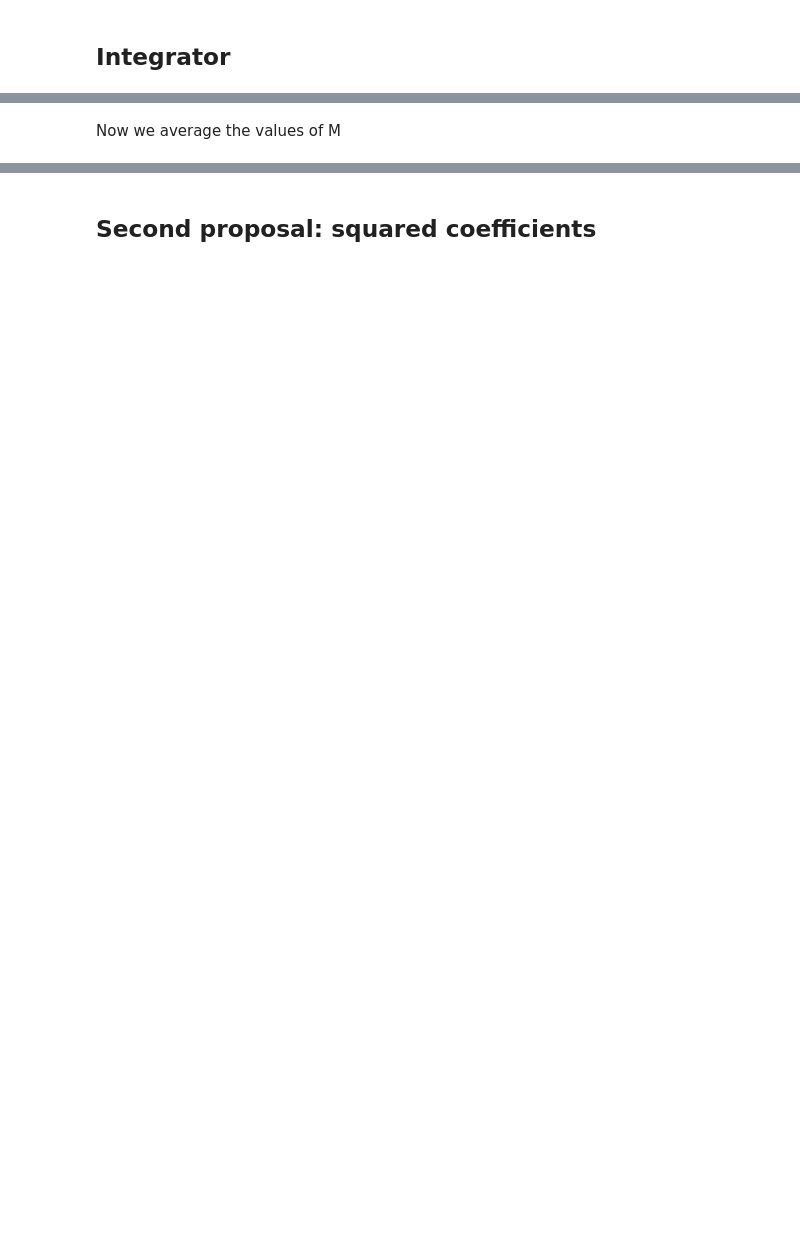
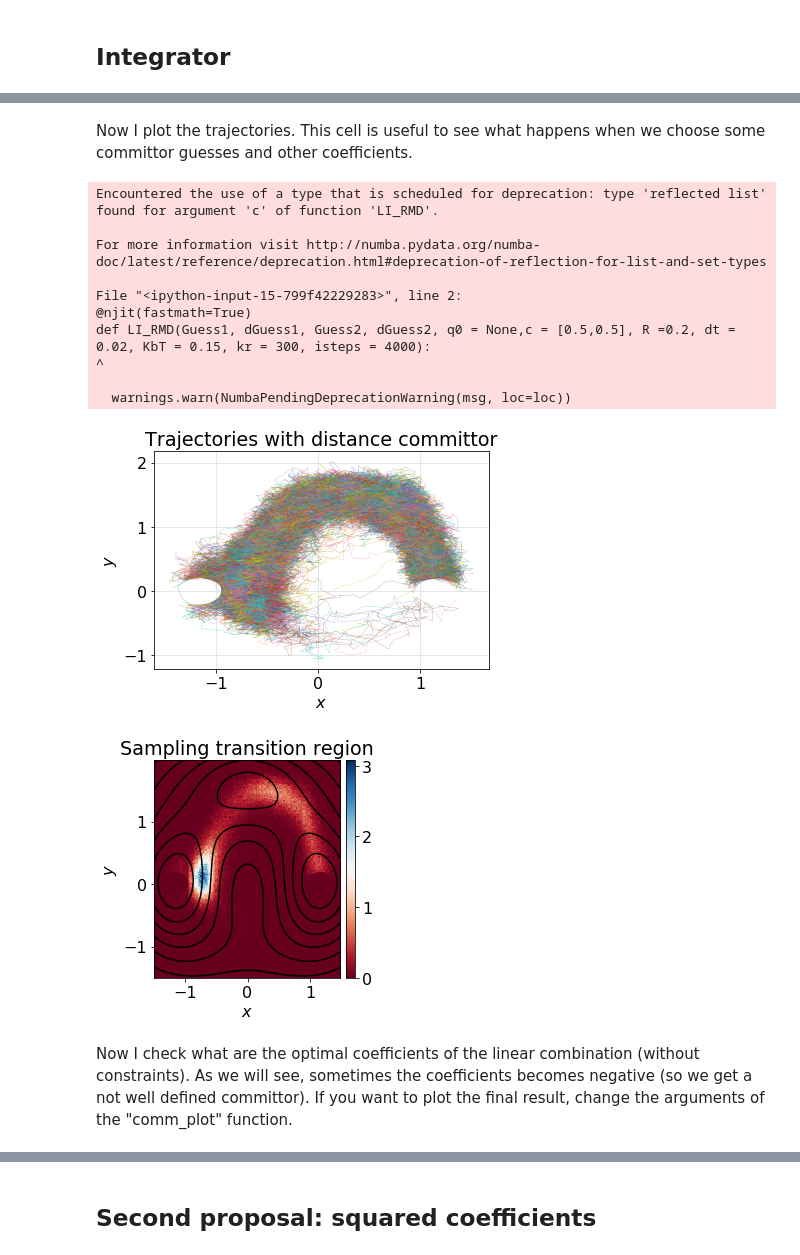
Before and after one commit to FrancescoSlongo/VariationalMD, a Jupyter notebook: 2D_VariationalMD.ipynb, the cells around one changed output, grey strips where cells are left out. Drawn from its saved outputs; the diff is of its cells as text; code cells hidden in the pictures; blank space fills up the shorter version.

```diff
--- a/2D_VariationalMD.ipynb
+++ b/2D_VariationalMD.ipynb
@@ -40,0 +45,7 @@ Useful functions used in the algorithm
+# %%
+# Parameters of the potentials
+x0=1.0
+a0=1.0/3.0
+b0=5.0/3.0
+u0=5.0
+w0=1.0/5.0
@@ -1055,50 +1156,53 @@ def LI_RMD(Guess1, dGuess1, Guess2, dGuess2, q0 = None,c = [0.5,0.5], R =0.2, dt
         return out, outM
 
     return q[j+1:i-1,:], M[j+1:i-1,:,:]
+# %% [markdown]
+Now I plot the trajectories. This cell is useful to see what happens when we choose some committor guesses and other coefficients.
+# %%
+# Parameters of the run
+KR = 150
+KBT = 0.15
 # %%
-# Figure
+## Runs of the Langevin dynamics
 plt.figure()
 tmp = 0
+# Loop over many iterations with different initial conditions
 for i in range(1000):
-    traj, M = LI_RMD(Guess1 = qLin, dGuess1 = dqLin, Guess2 = qDist, dGuess2 = dqDist, kr = 150, KbT = 0.15, c = [1.0, 0.0])
+    traj, M = LI_RMD(Guess1 = qLin, dGuess1 = dqLin, Guess2 = qDist, dGuess2 = dqDist, c = [1.0, 0.0],kr = KR, KbT = KBT)
     if traj[0,0] != 0 and traj[0,1] != 0:
         plt.plot(traj[:,0], traj[:,1], linewidth=0.2)
         if tmp==0:
             trajall = np.copy(traj)
             Mall = np.copy(M)
             tmp = 1
         if tmp==1:
             trajall = np.concatenate((trajall, traj), axis=0)
             Mall = np.concatenate((Mall, M), axis=0)
-
+# Title and labels
 plt.title('Trajectories with distance committor')
 plt.xlabel('$x$')
 plt.ylabel('$y$')
 axes = plt.gca()
 axes.set_axisbelow(True)
 plt.grid(True, which='major', axis='both', color='#e0e0e0')
 plt.show()
 
 
-# Density plot of how much time the system passes in a given point
-xedges = np.arange(-1.5, 1.5, 0.02).tolist()
-yedges = np.arange(-1.5, 2.0, 0.02).tolist()
-x = trajall[:,0]
-y = trajall[:,1]
-H, xedges, yedges = np.histogram2d(x, y, bins=(xedges, yedges), density = True)
-H = H.T  # Let each row list bins with common y range.
-plt.figure()
-im = plt.imshow(H, interpolation='nearest', origin='low',extent=[xedges[0], xedges[-1], yedges[0], yedges[-1]])
-ax = plt.gca()
-# colormap, colorbar, labels, ect.
-im.set_cmap('RdBu')
-plt.xlabel(r"$x$")
-plt.ylabel(r"$y$")
-plt.title("Probability density with distance committor")
-divider = make_axes_locatable(ax)
-cax = divider.append_axes("right", "5%", pad="3%")
-plt.colorbar(im, cax=cax)
-plt.show()
+### Probability density plot
+plot_prob_distr(trajall, [-1.5, 1.5], [-1.5, 2.0], 0.02, 8)
+# %% [output]
+Encountered the use of a type that is scheduled for deprecation: type 'reflected list' found for argument 'c' of function 'LI_RMD'.
+
+For more information visit http://numba.pydata.org/numba-doc/latest/reference/deprecation.html#deprecation-of-reflection-for-list-and-set-types
+
+File "<ipython-input-15-799f42229283>", line 2:
+@njit(fastmath=True)
+def LI_RMD(Guess1, dGuess1, Guess2, dGuess2, q0 = None,c = [0.5,0.5], R =0.2, dt = 0.02, KbT = 0.15, kr = 300, isteps = 4000):
+^
+
+  warnings.warn(NumbaPendingDeprecationWarning(msg, loc=loc))
+[figure, added]
+[figure, added]
-# %% [markdown]
-Now we average the values of M
+# %% [markdown]
+Now I check what are the optimal coefficients of the linear combination (without constraints). As we will see, sometimes the coefficients becomes negative (so we get a not well defined committor). If you want to plot the final result, change the arguments of the "comm_plot" function.
 # %%
```
Also changed, not shown: parts of 96 cells of this notebook, 1 other file.
